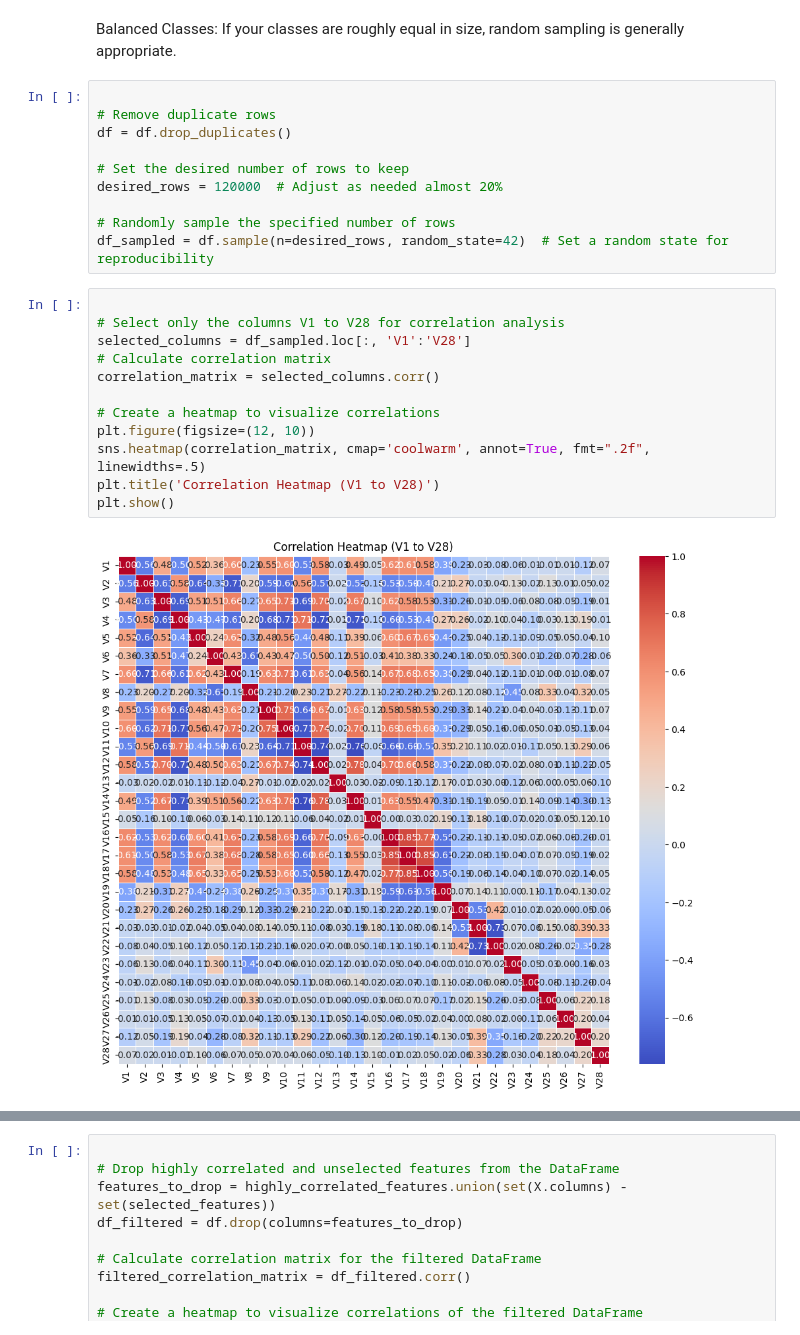
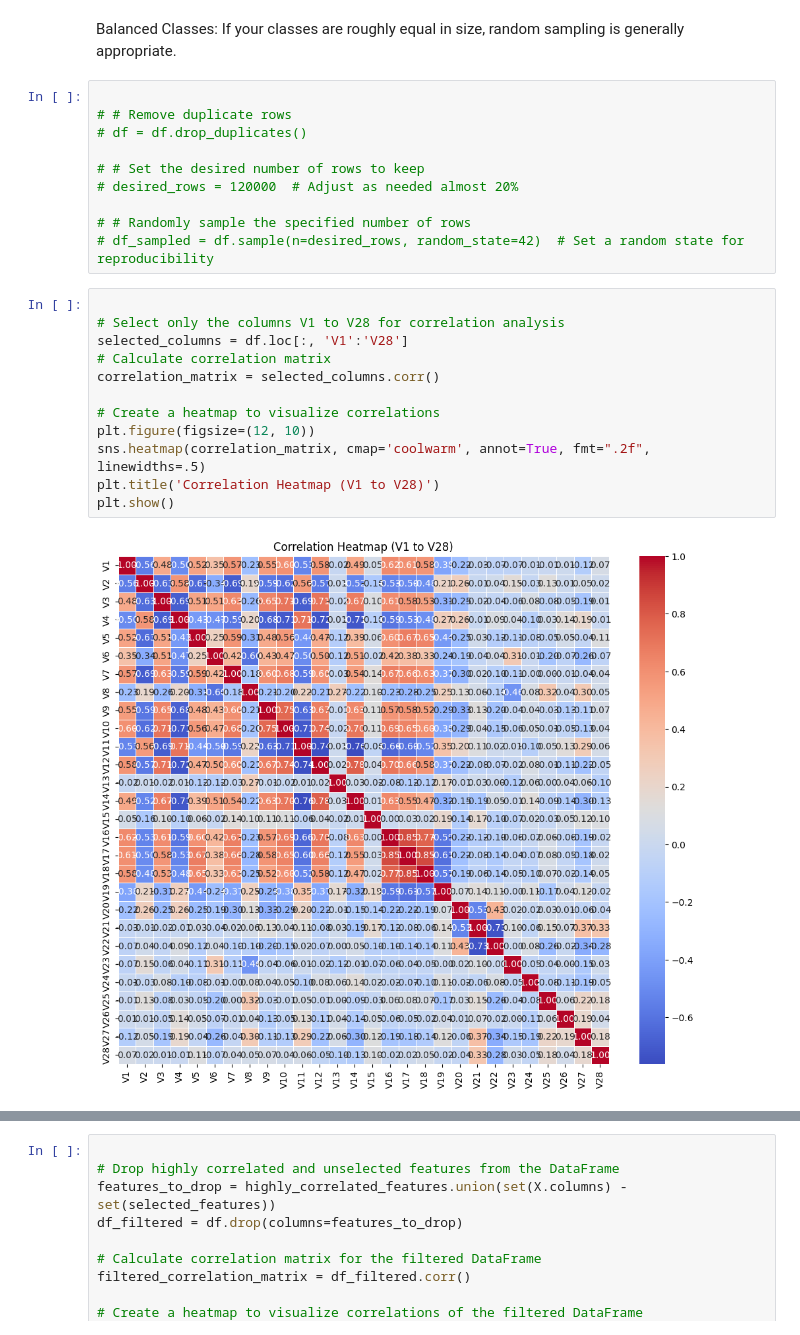
Before and after one commit to rawan-sous/machine_learning-project-for-using-machine-learing-models-for-classification-task-using-data-sets, a Jupyter notebook: pro.ipynb, the cells around one changed output, grey strips where cells are left out. Saved outputs shown, nothing was run; the diff lists cells and outputs as text.

```diff
--- a/pro.ipynb
+++ b/pro.ipynb
@@ -79,28 +83,28 @@ plt.show()
 Balanced Classes: If your classes are roughly equal in size, random sampling is generally appropriate.
 # %%
 
-# Remove duplicate rows
-df = df.drop_duplicates()
+# # Remove duplicate rows
+# df = df.drop_duplicates()
 
-# Set the desired number of rows to keep
-desired_rows = 120000  # Adjust as needed almost 20%
+# # Set the desired number of rows to keep
+# desired_rows = 120000  # Adjust as needed almost 20%
 
-# Randomly sample the specified number of rows
-df_sampled = df.sample(n=desired_rows, random_state=42)  # Set a random state for reproducibility
+# # Randomly sample the specified number of rows
+# df_sampled = df.sample(n=desired_rows, random_state=42)  # Set a random state for reproducibility
 # %%
 
 # Select only the columns V1 to V28 for correlation analysis
-selected_columns = df_sampled.loc[:, 'V1':'V28']
+selected_columns = df.loc[:, 'V1':'V28']
 # Calculate correlation matrix
 correlation_matrix = selected_columns.corr()
 
 # Create a heatmap to visualize correlations
 plt.figure(figsize=(12, 10))
 sns.heatmap(correlation_matrix, cmap='coolwarm', annot=True, fmt=".2f", linewidths=.5)
 plt.title('Correlation Heatmap (V1 to V28)')
 plt.show()
 # %% [output]
-[figure, old version]
+[figure, new version]
 # %%
 
 # Identify highly correlated features
```
Also changed, not shown: parts of 14 cells of this notebook.
